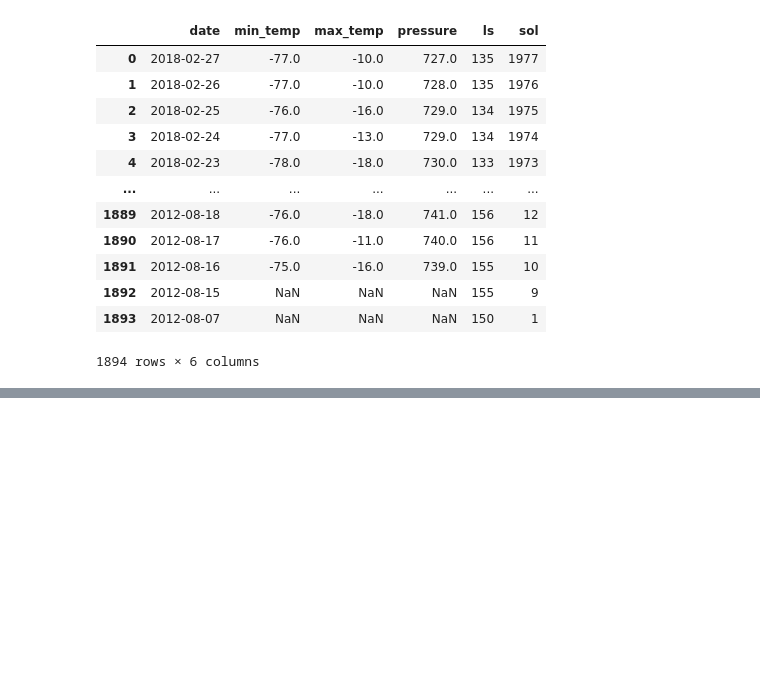
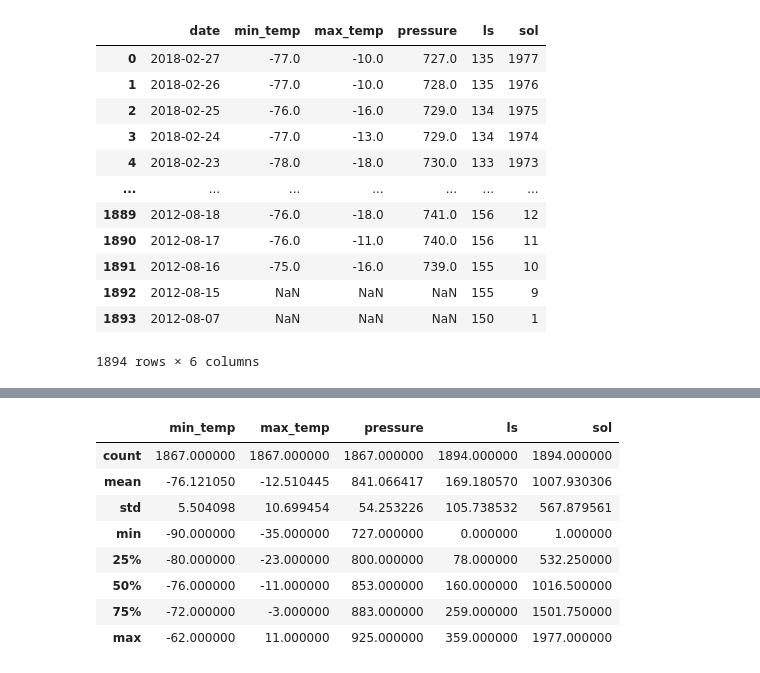
Before and after one commit to data301-2021-winter1/group15-project, a Jupyter notebook: notebooks/analysis2.ipynb, the cells around one changed output, grey strips where cells are left out. Cells and saved outputs as stored; diff of their text form; code cells hidden in the pictures; blank space fills up the shorter version.

```diff
--- a/notebooks/analysis2.ipynb
+++ b/notebooks/analysis2.ipynb
@@ -251,0 +307,12 @@ SyntaxError: invalid syntax (project_functions2.py, line 4)
+# %%
+dfp.describe().apply(lambda s: s.apply(lambda x: format(x, 'f')))
+# %% [output]
+|  | min_temp | max_temp | pressure | ls | sol |
+| count | 1867.000000 | 1867.000000 | 1867.000000 | 1894.000000 | 1894.000000 |
+| mean | -76.121050 | -12.510445 | 841.066417 | 169.180570 | 1007.930306 |
+| std | 5.504098 | 10.699454 | 54.253226 | 105.738532 | 567.879561 |
+| min | -90.000000 | -35.000000 | 727.000000 | 0.000000 | 1.000000 |
+| 25% | -80.000000 | -23.000000 | 800.000000 | 78.000000 | 532.250000 |
+| 50% | -76.000000 | -11.000000 | 853.000000 | 160.000000 | 1016.500000 |
+| 75% | -72.000000 | -3.000000 | 883.000000 | 259.000000 | 1501.750000 |
+| max | -62.000000 | 11.000000 | 925.000000 | 359.000000 | 1977.000000 |
```
Also changed, not shown: parts of 16 cells of this notebook, 1 other file.
